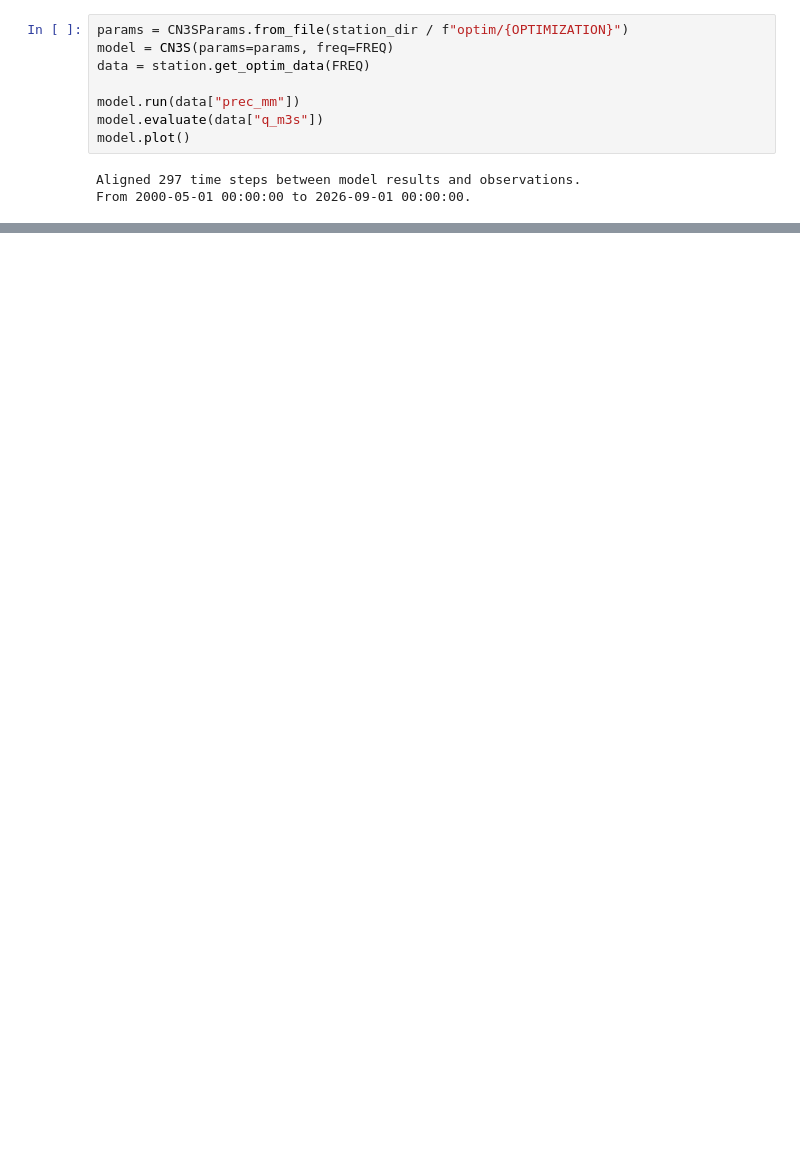
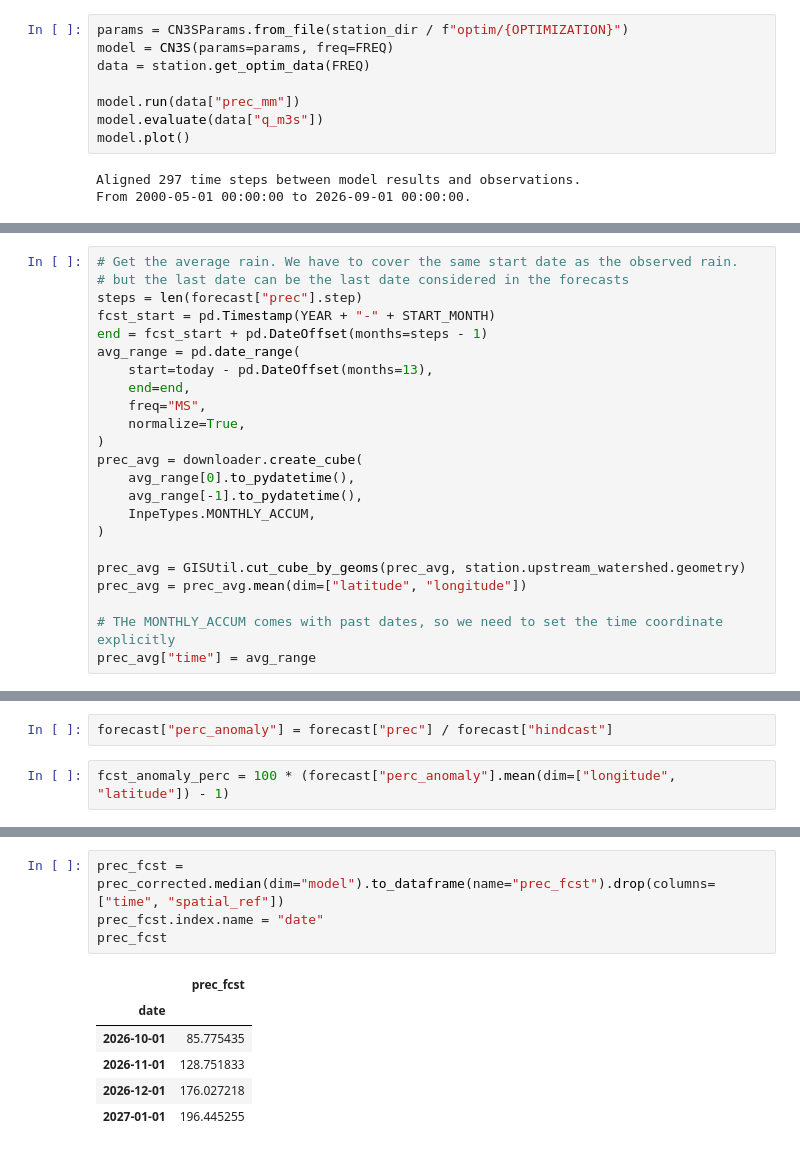
Before and after one commit to cordmaur/CN3S, a Jupyter notebook: nbs/Workflow/04-Inference.ipynb, the cells around one changed output, grey strips where cells are left out. Saved outputs shown, nothing was run; the diff lists cells and outputs as text; blank space fills up the shorter version.

```diff
--- a/nbs/Workflow/04-Inference.ipynb
+++ b/nbs/Workflow/04-Inference.ipynb
@@ -51,0 +138,23 @@ station.metadata
+# %%
+# Get the average rain. We have to cover the same start date as the observed rain.
+# but the last date can be the last date considered in the forecasts
+steps = len(forecast["prec"].step)
+fcst_start = pd.Timestamp(YEAR + "-" + START_MONTH)
+end = fcst_start + pd.DateOffset(months=steps - 1)
+avg_range = pd.date_range(
+    start=today - pd.DateOffset(months=13),
+    end=end,
+    freq="MS",
+    normalize=True,
+)
+prec_avg = downloader.create_cube(
+    avg_range[0].to_pydatetime(),
+    avg_range[-1].to_pydatetime(),
+    InpeTypes.MONTHLY_ACCUM,
+)
+
+prec_avg = GISUtil.cut_cube_by_geoms(prec_avg, station.upstream_watershed.geometry)
+prec_avg = prec_avg.mean(dim=["latitude", "longitude"])
+
+# THe MONTHLY_ACCUM comes with past dates, so we need to set the time coordinate explicitly
+prec_avg["time"] = avg_range
@@ -51,0 +194,4 @@ station.metadata
+# %%
+forecast["perc_anomaly"] = forecast["prec"] / forecast["hindcast"]
+# %%
+fcst_anomaly_perc = 100 * (forecast["perc_anomaly"].mean(dim=["longitude", "latitude"]) - 1)
@@ -51,0 +353,11 @@ station.metadata
+# %%
+prec_fcst = prec_corrected.median(dim="model").to_dataframe(name="prec_fcst").drop(columns=["time", "spatial_ref"])
+prec_fcst.index.name = "date"
+prec_fcst
+# %% [output]
+|  | prec_fcst |
+| date |  |
+| 2026-10-01 | 85.775435 |
+| 2026-11-01 | 128.751833 |
+| 2026-12-01 | 176.027218 |
+| 2027-01-01 | 196.445255 |
```
Also changed, not shown: parts of 37 cells of this notebook, 1 other file.
